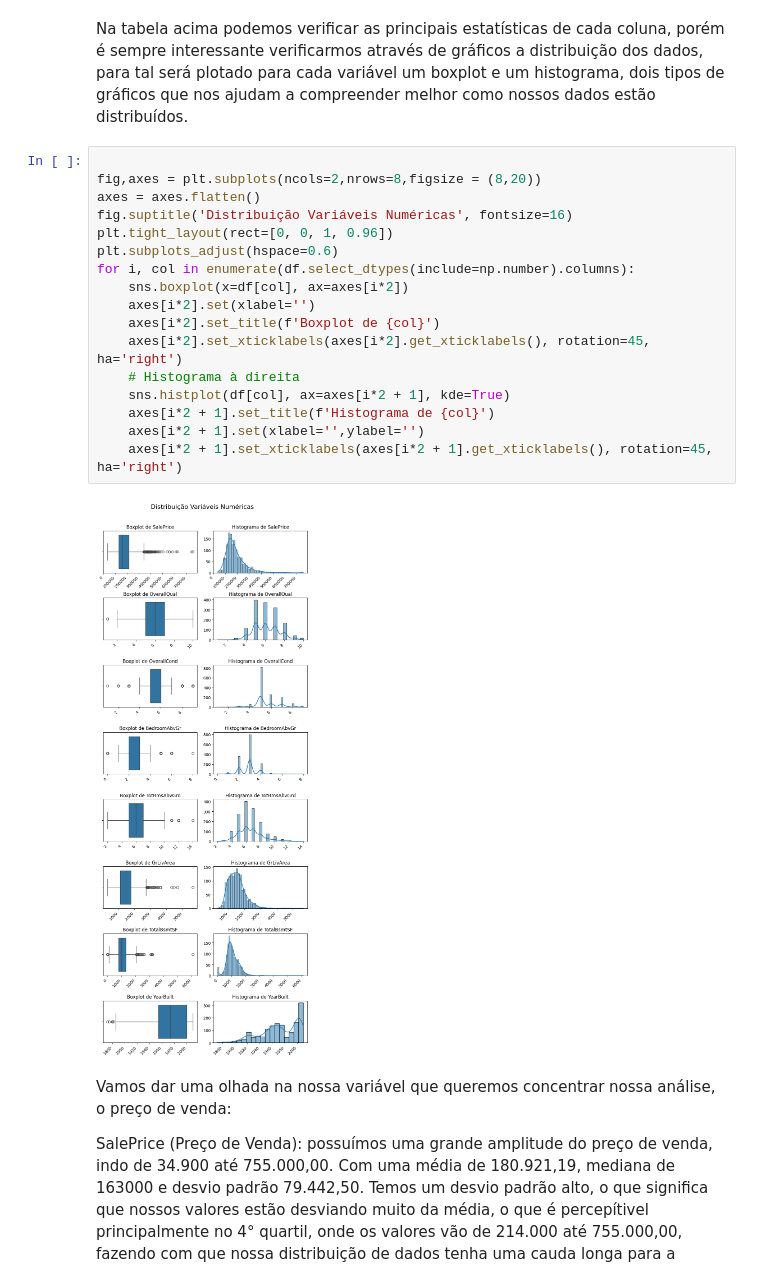
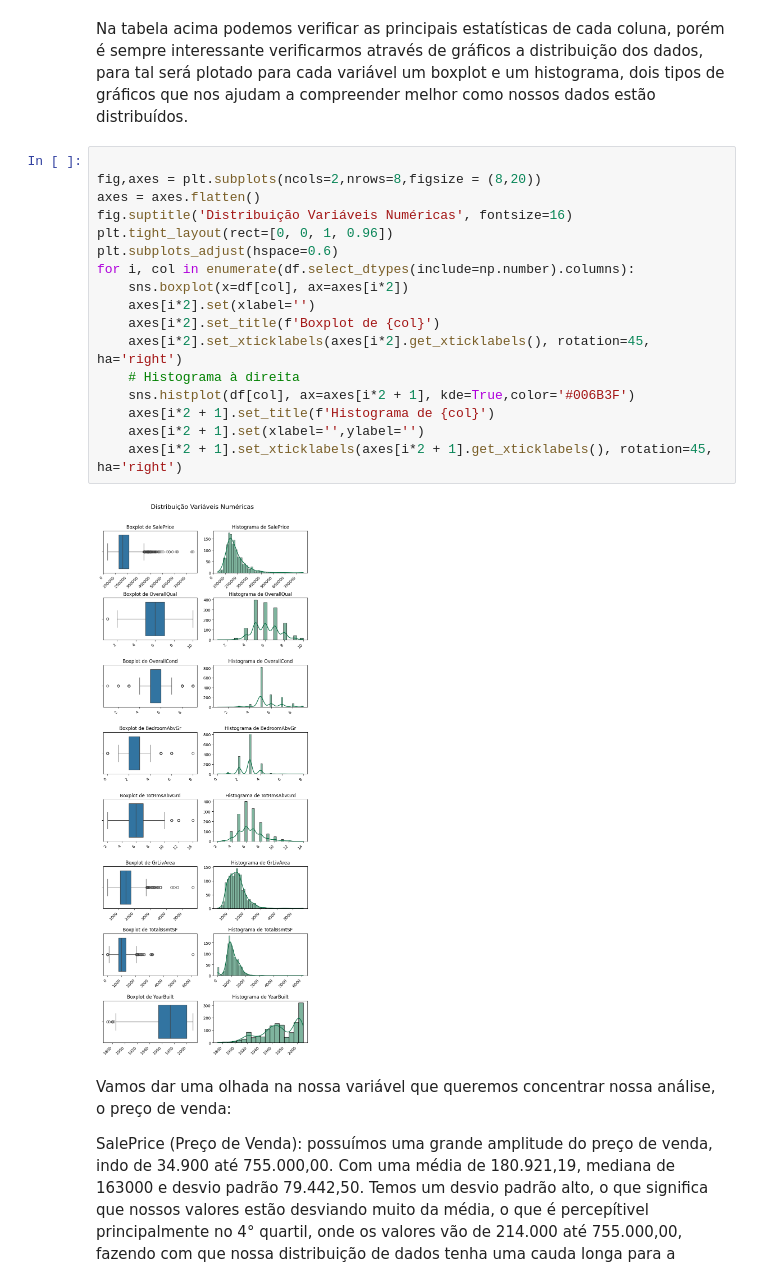
Before and after one commit to kennedylsodre/stats_EBA, a Jupyter notebook: src/Aula01 - Estatistica Descritiva/Aula01.ipynb, the cells around one changed output. Cells and saved outputs as stored; diff of their text form.

Commit message:
Mudança de cor histograma

```diff
--- a/src/Aula01 - Estatistica Descritiva/Aula01.ipynb
+++ b/src/Aula01 - Estatistica Descritiva/Aula01.ipynb
@@ -137,22 +137,22 @@ Na tabela acima podemos verificar as principais estatísticas de cada coluna, po
 # %%
 
 fig,axes = plt.subplots(ncols=2,nrows=8,figsize = (8,20))
 axes = axes.flatten()
 fig.suptitle('Distribuição Variáveis Numéricas', fontsize=16)
 plt.tight_layout(rect=[0, 0, 1, 0.96])
 plt.subplots_adjust(hspace=0.6)
 for i, col in enumerate(df.select_dtypes(include=np.number).columns):
     sns.boxplot(x=df[col], ax=axes[i*2])
     axes[i*2].set(xlabel='')
     axes[i*2].set_title(f'Boxplot de {col}')
     axes[i*2].set_xticklabels(axes[i*2].get_xticklabels(), rotation=45, ha='right')
     # Histograma à direita
-    sns.histplot(df[col], ax=axes[i*2 + 1], kde=True)
+    sns.histplot(df[col], ax=axes[i*2 + 1], kde=True,color='#006B3F')
     axes[i*2 + 1].set_title(f'Histograma de {col}')
     axes[i*2 + 1].set(xlabel='',ylabel='')
     axes[i*2 + 1].set_xticklabels(axes[i*2 + 1].get_xticklabels(), rotation=45, ha='right')
 # %% [output]
-[figure, old version]
+[figure, new version]
 # %% [markdown]
 Vamos dar uma olhada na nossa variável que queremos concentrar nossa análise, o preço de venda:
 
```
